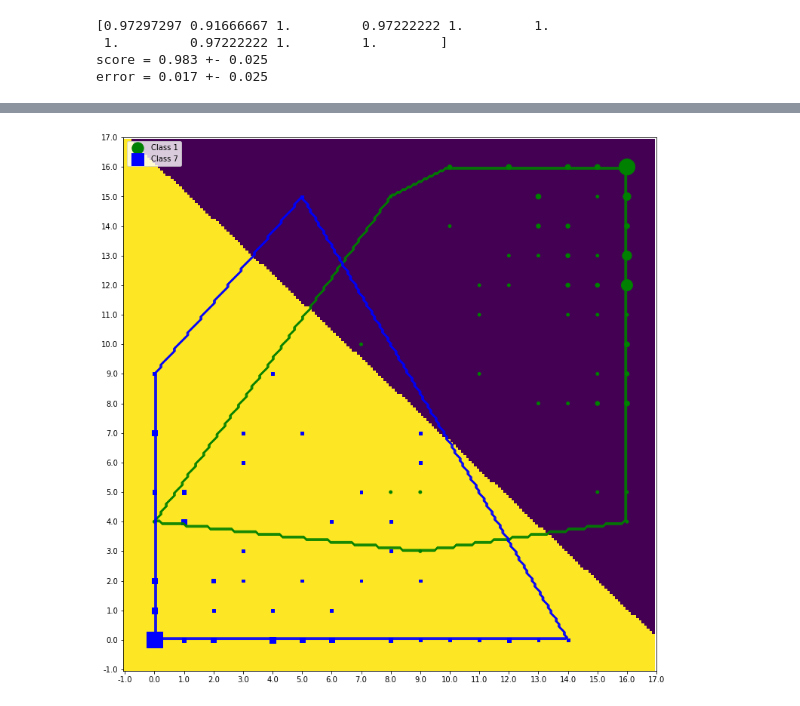
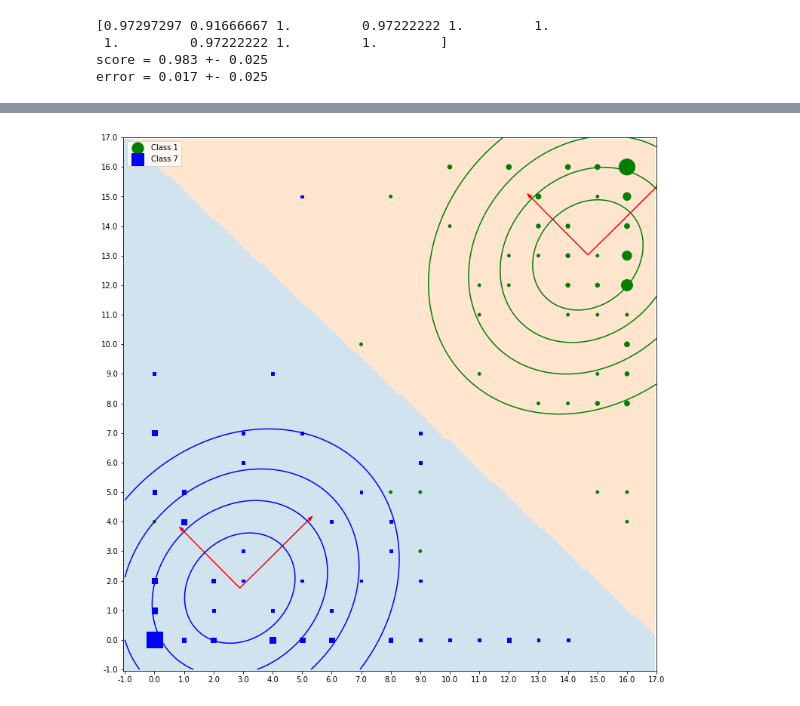
Before and after one commit to LarsKue/FML, a Jupyter notebook: ex02/qda-lda-nico.ipynb, the cells around one changed output, grey strips where cells are left out. Drawn from its saved outputs; the diff is of its cells as text; code cells hidden in the pictures.

Commit message:
contour corrected

```diff
--- a/ex02/qda-lda-nico.ipynb
+++ b/ex02/qda-lda-nico.ipynb
@@ -267,9 +274,6 @@ train error =   0.027777777777777776
 # %%
 plt.figure(figsize=(13,13))
 
-reduced_x_train = reduce_dimensions(x_train)
-unique_x_train_1, count_x_train_1 = np.unique(reduced_x_train[:,y_train == 1], axis=1, return_counts=True)
-unique_x_train_7, count_x_train_7 = np.unique(reduced_x_train[:,y_train == 7], axis=1, return_counts=True)
 
 grid = np.array(np.meshgrid(np.linspace(-1,17,200), np.linspace(-1,17,200)))
 grid = np.moveaxis(grid, 0, -1)
@@ -283,7 +287,7 @@ for k, (Sigma_k, color) in enumerate(zip(covmat, ["green", "blue"])):
     diff = grid - mu[k]
     #print(diff)
 
-    prod = (diff[:,:,:,np.newaxis] * Sigma_k_inverse).sum(axis=3)
+    prod = (diff[:,:,np.newaxis,:] * Sigma_k_inverse).sum(axis=3)
     exponent = -0.5 * (prod * diff).sum(axis=2)
 
     N = 1 / (np.sqrt((2*np.pi)**2)*Sigma_det)
@@ -304,7 +308,13 @@ grid = np.array(np.meshgrid(np.linspace(-1,17,200), np.linspace(-1,17,200)))
 for i in range(200):
     data.append(predict_qda(mu, covmat, p, grid[:,:,i].T))
 
-plt.imshow(np.array(data), interpolation='nearest', origin='lower')
+
+reduced_x_train = reduce_dimensions(x_train)
+unique_x_train_1, count_x_train_1 = np.unique(reduced_x_train[:,y_train == 1], axis=1, return_counts=True)
+unique_x_train_7, count_x_train_7 = np.unique(reduced_x_train[:,y_train == 7], axis=1, return_counts=True)
+
+cmap = colors.ListedColormap(['C1', 'C0'])
+plt.imshow(np.array(data), interpolation='nearest', origin='lower', cmap=cmap, alpha=0.2)
 plt.scatter((unique_x_train_1[0]+1)*200./18, (unique_x_train_1[1]+1)*200./18, s=15*count_x_train_1, color="green", marker="o", label="Class 1")
 plt.scatter((unique_x_train_7[0]+1)*200./18, (unique_x_train_7[1]+1)*200./18, s=15*count_x_train_7, color="blue", marker="s", label="Class 7")
 plt.xticks(np.linspace(0,200,19), np.linspace(-1,17,19))
@@ -316,6 +326,8 @@ for Sigma_k, mu_k in zip(covmat, mu):
     eigenvalues, eigenvector = np.linalg.eig(Sigma_k)
     scaled_eigenvectors = eigenvector * np.sqrt(eigenvalues)
     #print(scaled_eigenvectors)
+    #print(Sigma_k)
+
 
     plt.arrow(*((mu_k+1)*200./18), *(scaled_eigenvectors.T[0]*200./18), color="red", head_width=1.2)
     plt.arrow(*((mu_k+1)*200./18), *(scaled_eigenvectors.T[1]*200./18), color="red", head_width=1.2)
@@ -623,40 +644,59 @@ error = 0.017 +- 0.025
 # %%
 plt.figure(figsize=(13,13))
 
-from scipy.interpolate import griddata
+mu, Sigma_w, b = fit_lda2(reduced_x.T, y_train)
+
+
+grid = np.array(np.meshgrid(np.linspace(-1,17,200), np.linspace(-1,17,200)))
+grid = np.moveaxis(grid, 0, -1)
+print(grid.shape)
+
+Sigma_w_inverse = np.linalg.inv(Sigma_w)
+Sigma_w_det = np.linalg.det(Sigma_w)
+N = 1 / (np.sqrt((2*np.pi)**2)*Sigma_w_det)
+
+for k, color in enumerate(["green", "blue"]):
+
+    diff = grid - mu[k]
+
+    prod = (diff[:,:,np.newaxis,:] * Sigma_w_inverse).sum(axis=3)
+    exponent = -0.5 * (prod * diff).sum(axis=2)
+
+    zi = N * np.exp(exponent)
+    print(zi.shape)
+
+    xi, yi = np.meshgrid(np.linspace(0,200,200), np.linspace(0,200,200))
+    CS = plt.contour(xi, yi, zi, 5, linewidths=1.5, colors=color)
+
+
+
+
+data = []
+grid = np.array(np.meshgrid(np.linspace(-1,17,200), np.linspace(-1,17,200)))
+for i in range(200):
+    data.append(predict_lda2(mu, Sigma_w, b, grid[:,:,i].T))
 
 reduced_x_train = reduce_dimensions(x_train)
 unique_x_train_1, count_x_train_1 = np.unique(reduced_x_train[:,y_train == 1], axis=1, return_counts=True)
 unique_x_train_7, count_x_train_7 = np.unique(reduced_x_train[:,y_train == 7], axis=1, return_counts=True)
 
-z = np.log(1/count_x_train_1)
-z = np.ones(shape=count_x_train_1.shape)
-xi, yi = np.meshgrid(np.linspace(0,200,200), np.linspace(0,200,200))
-zi = griddata((unique_x_train_1.T+1)*200/18, z, (xi, yi), method='linear', fill_value=0)
-CS = plt.contour(xi, yi, zi, 15, linewidths=0.5, colors='green')
-
-z = np.log(1/count_x_train_7)
-z = np.ones(shape=count_x_train_7.shape)
-xi, yi = np.meshgrid(np.linspace(0,200,200), np.linspace(0,200,200))
-zi = griddata((unique_x_train_7.T+1)*200/18, z, (xi, yi), method='linear', fill_value=0)
-CS = plt.contour(xi, yi, zi, 15, linewidths=0.5, colors='blue')
-
-
-
-
-mu, Sigma_w, b = fit_lda2(reduced_x.T, y_train)
-data = []
-grid = np.array(np.meshgrid(np.linspace(-1,17,200), np.linspace(-1,17,200)))
-for i in range(200):
-    data.append(predict_lda2(mu, Sigma_w, b, grid[:,:,i].T))
-
-plt.imshow(np.array(data), interpolation='nearest', origin='lower')
+cmap = colors.ListedColormap(['C1', 'C0'])
+plt.imshow(np.array(data), interpolation='nearest', origin='lower', cmap=cmap, alpha=0.2)
 plt.scatter((unique_x_train_1[0]+1)*200./18, (unique_x_train_1[1]+1)*200./18, s=15*count_x_train_1, color="green", marker="o", label="Class 1")
 plt.scatter((unique_x_train_7[0]+1)*200./18, (unique_x_train_7[1]+1)*200./18, s=15*count_x_train_7, color="blue", marker="s", label="Class 7")
 plt.xticks(np.linspace(0,200,19), np.linspace(-1,17,19))
 plt.yticks(np.linspace(0,200,19), np.linspace(-1,17,19))
 
 
+#print(mu[0])
+for mu_k in mu:
+    eigenvalues, eigenvector = np.linalg.eig(Sigma_w)
+    scaled_eigenvectors = eigenvector * np.sqrt(eigenvalues)
+    #print(scaled_eigenvectors)
+
+    plt.arrow(*((mu_k+1)*200./18), *(scaled_eigenvectors.T[0]*200./18), color="red", head_width=1.2)
+    plt.arrow(*((mu_k+1)*200./18), *(scaled_eigenvectors.T[1]*200./18), color="red", head_width=1.2)
+
 
 
 plt.legend(loc="upper left")
@@ -667 +710 @@ plt.legend(loc="upper left")
-[figure, old version]
+[figure, new version]
```
Also changed, not shown: parts of 5 cells of this notebook.
